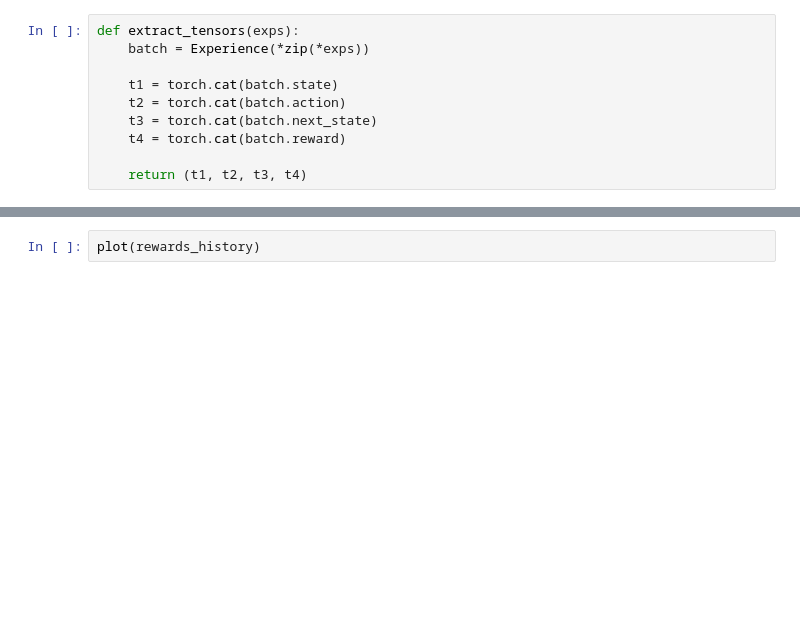
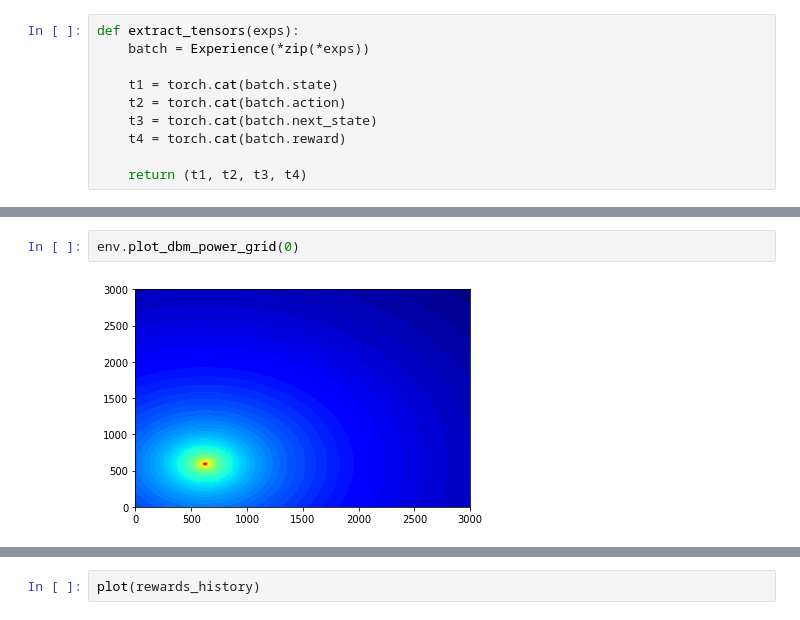
Before and after one commit to Ahmed-5/graduation_project, a Jupyter notebook: propagation loss sinr.ipynb, the cells around one changed output, grey strips where cells are left out. Saved outputs shown, nothing was run; the diff lists cells and outputs as text; blank space fills up the shorter version.

```diff
--- a/propagation loss sinr.ipynb
+++ b/propagation loss sinr.ipynb
@@ -448,0 +660,4 @@ optimizer = optim.Adam(params=policy_net.parameters(), lr=lr)
+# %%
+env.plot_dbm_power_grid(0)
+# %% [output]
+[figure, added]
```
Also changed, not shown: parts of 12 cells of this notebook.
